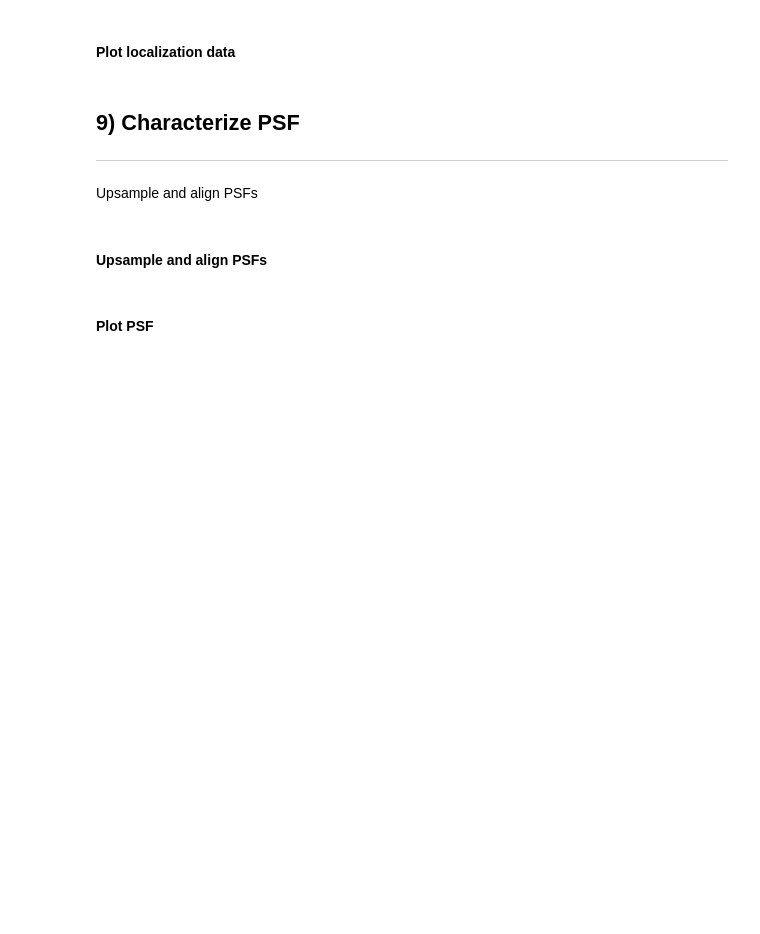
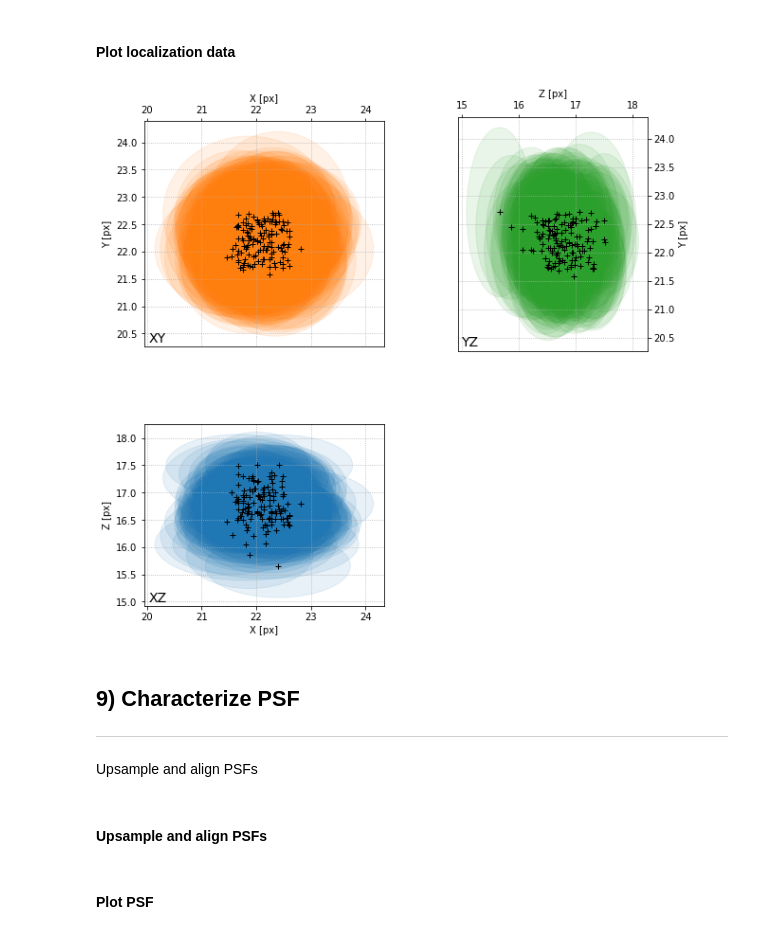
Before and after one commit to hoogenboom-group/PSF-Extractor, a Jupyter notebook: notebooks/walkthrough.ipynb, the cells around one changed output. Cells and saved outputs as stored; diff of their text form; code cells hidden in the pictures; blank space fills up the shorter version.

```diff
--- a/notebooks/walkthrough.ipynb
+++ b/notebooks/walkthrough.ipynb
@@ -296,10 +281,14 @@ How many times is frequently? A bit arbitrary, but 3× the average number of occ
 from psf_extractor import detect_outlier_psfs, plot_pcc_distribution
 # %%
 # Set minimum PCC threshold
-pcc_min = 0.9
+pcc_min = 0.93
 
 # Detect outlier PCCs
-outliers, pccs = detect_outlier_psfs(psfs, pcc_min=pcc_min, return_pccs=True)
+outliers_, pccs = detect_outlier_psfs(psfs, pcc_min=pcc_min, return_pccs=True)
+
+# Stupid index trick thingy
+df = features_overlap.reset_index()
+outliers = df[df.index.isin(outliers_)]['index'].values
 # %% [markdown]
 #### Plot distribution of Pearson correlation coefficients
 # %%
@@ -319,0 +298,13 @@ features.sample(5)
+# %%
+# Update feature set
+features_pearson = features_overlap.loc[~features_overlap.index.isin(outliers)]
+
+# Output
+out = f"""\
+Initial features............ {len(features_overlap):.0f}
+Outlier features............ {outliers.size:.0f}
+Remaining features.......... {len(features_pearson):.0f}
+Random sample of features...
+"""
+print(out)
+features_pearson.sample(5)
@@ -330,8 +332,8 @@ The individual PSF positions must be localized with subpixel accuracy in $x$, $y
 from psf_extractor import localize_psfs, plot_psf_localizations
 # %%
 # Re-extract PSFs based on updated feature set
-psfs = extract_psfs(stack, features=features, shape=shape_psf)
+psfs = extract_psfs(stack, features=features_pearson, shape=(wz, wy, wx))
 
 # Localize PSFs
-df_locations = localize_psfs(psfs, integrate=False)
-df_locations.head()
+locations = localize_psfs(psfs, integrate=False)
+locations.head()
@@ -338,7 +347,9 @@ df_locations.head()
 # %% [markdown]
 #### Plot localization data
 # %%
-plot_psf_localizations(df_locations)
+plot_psf_localizations(locations)
+# %% [output]
+[figure, added]
 # %% [markdown]
 ## 9) Characterize PSF
 ---
```
Also changed, not shown: parts of 34 cells of this notebook.
